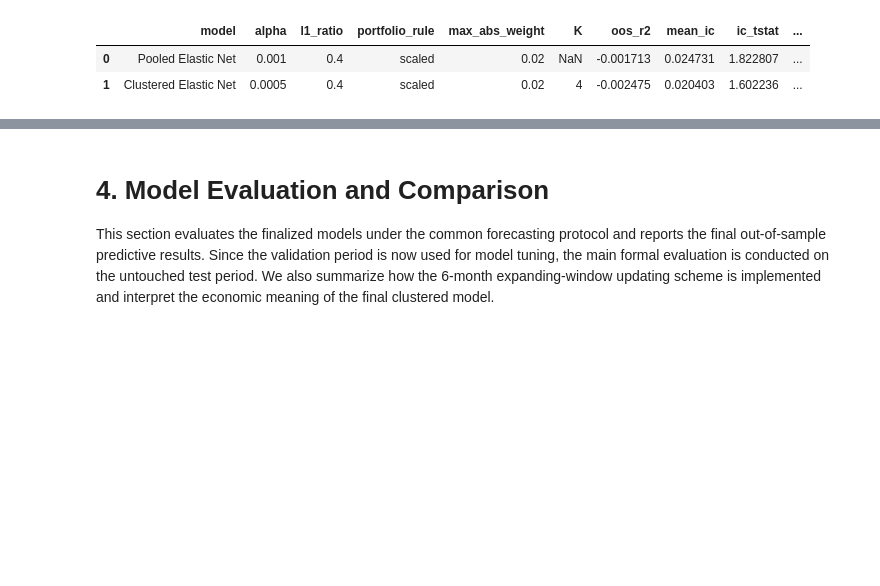
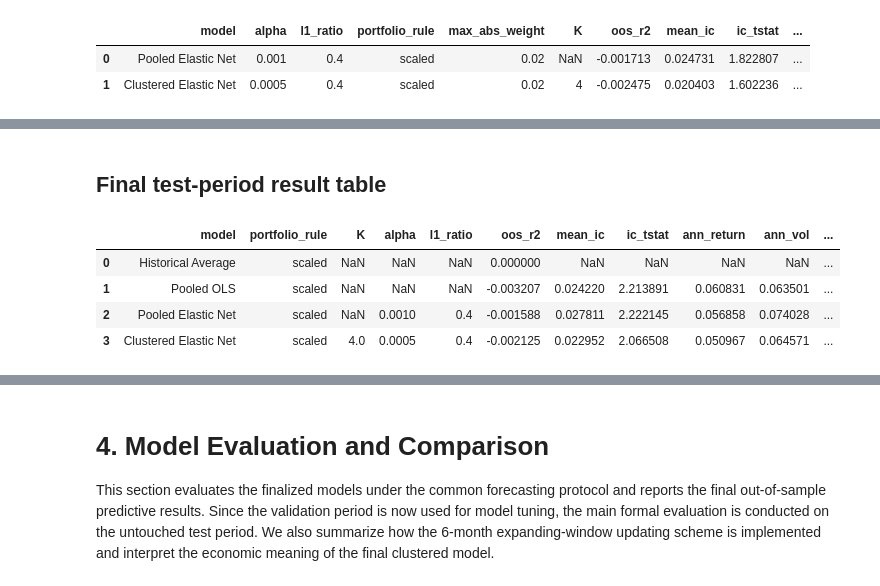
Before and after one commit to JackyJacky1029/FINA-4713-Group-9-Project, a Jupyter notebook: jkp_project.ipynb, the cells around one changed output, grey strips where cells are left out. Saved outputs shown, nothing was run; the diff lists cells and outputs as text; code cells hidden in the pictures; blank space fills up the shorter version.

```diff
--- a/jkp_project.ipynb
+++ b/jkp_project.ipynb
@@ -3096,25 +3096,29 @@ def tune_clustered_elasticnet(
 # includes cluster dummies and feature-by-cluster interactions.
 # Therefore, it may need slightly stronger regularization.
 
-alpha_grid_clustered = [
+alpha_grid_clustered = [0.0002,
+    0.0003,
+    0.0004,
     0.0005,
+    0.0006,
+    0.0007,
     0.0008,
+    0.0009,
     0.0010,
-    0.0015,
     0.0020,
-    0.0030,
-    0.0050,
-    0.01
+    0.0030
 ]
 
 # l1_ratio controls the L1/L2 mixture.
 # Moderate values allow both shrinkage and variable selection.
-l1_ratio_grid_clustered = [
+l1_ratio_grid_clustered = [0.2,
+    0.3,
     0.4,
     0.5,
     0.6,
     0.7,
-    1.0
+    0.8,
+    0.9
 ]
 # %% [markdown]
 ### c. Run clustered Elastic Net validation tuning
@@ -3453,0 +3720,53 @@ This is the core model used to test whether predictor effects differ across firm
+# %% [markdown]
+## Final test-period result table
+# %%
+# ------------------------------------------------------------
+# Final test-period result table
+# ------------------------------------------------------------
+
+# Add model settings for readability.
+final_test_results["K"] = np.nan
+final_test_results["alpha"] = np.nan
+final_test_results["l1_ratio"] = np.nan
+
+final_test_results.loc[
+    final_test_results["model"] == "Pooled Elastic Net",
+    ["alpha", "l1_ratio"]
+] = [alpha_pooled_star, l1_ratio_pooled_star]
+
+final_test_results.loc[
+    final_test_results["model"] == "Clustered Elastic Net",
+    ["K", "alpha", "l1_ratio"]
+] = [K_star, alpha_clustered_star, l1_ratio_clustered_star]
+
+cols_order = [
+    "model",
+    "portfolio_rule",
+    "K",
+    "alpha",
+    "l1_ratio",
+    "oos_r2",
+    "mean_ic",
+    "ic_tstat",
+    "ann_return",
+    "ann_vol",
+    "sharpe",
+    "n_months",
+    "n_ic_months",
+    "constant_pred_months",
+    "n_obs"
+]
+
+for col in cols_order:
+    if col not in final_test_results.columns:
+        final_test_results[col] = np.nan
+
+final_test_results = final_test_results[cols_order]
+
+display(final_test_results)
+# %% [output]
+|  | model | portfolio_rule | K | alpha | l1_ratio | oos_r2 | mean_ic | ic_tstat | ann_return | ann_vol | ... |
+| 0 | Historical Average | scaled | NaN | NaN | NaN | 0.000000 | NaN | NaN | NaN | NaN | ... |
+| 1 | Pooled OLS | scaled | NaN | NaN | NaN | -0.003207 | 0.024220 | 2.213891 | 0.060831 | 0.063501 | ... |
+| 2 | Pooled Elastic Net | scaled | NaN | 0.0010 | 0.4 | -0.001588 | 0.027811 | 2.222145 | 0.056858 | 0.074028 | ... |
+| 3 | Clustered Elastic Net | scaled | 4.0 | 0.0005 | 0.4 | -0.002125 | 0.022952 | 2.066508 | 0.050967 | 0.064571 | ... |
```
Also changed, not shown: parts of 23 cells of this notebook.
